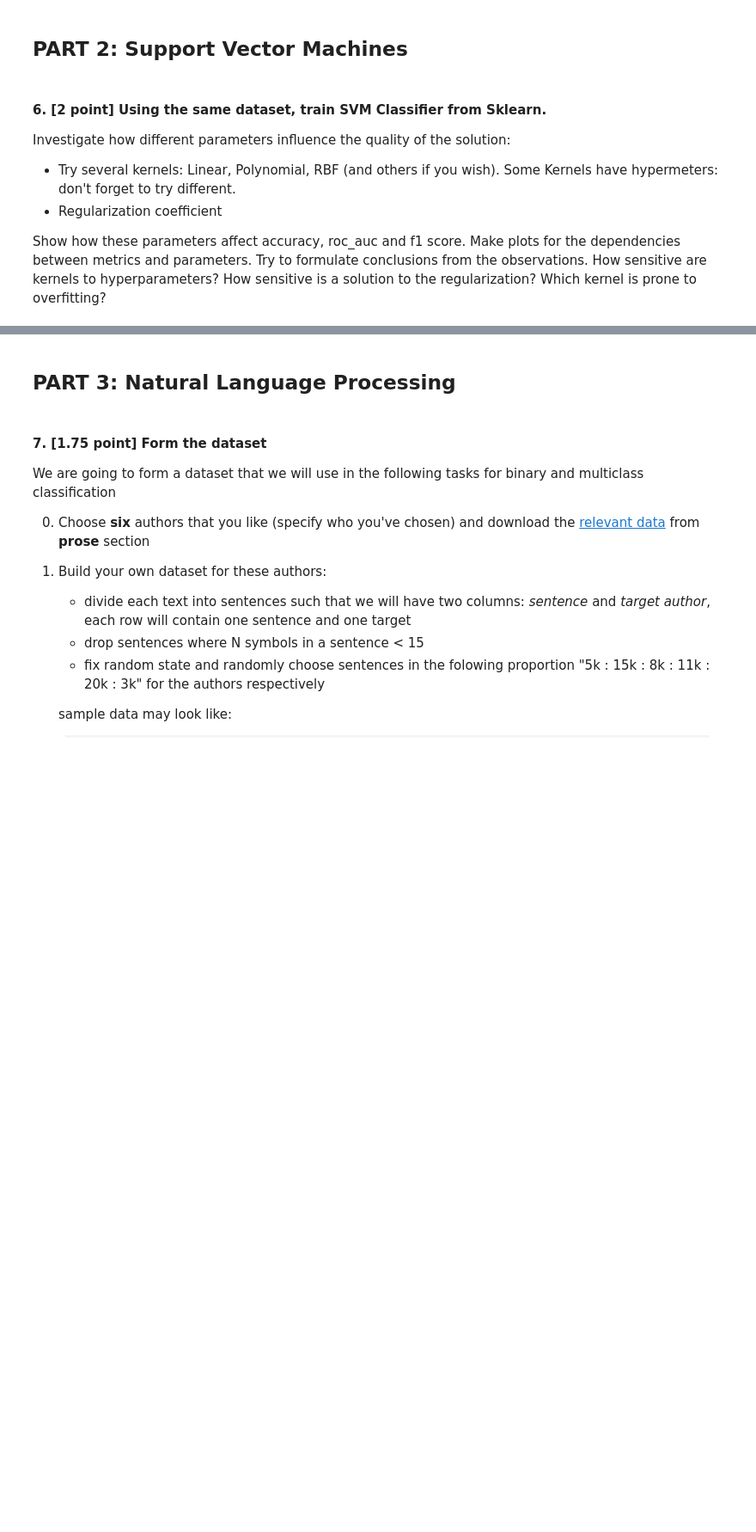
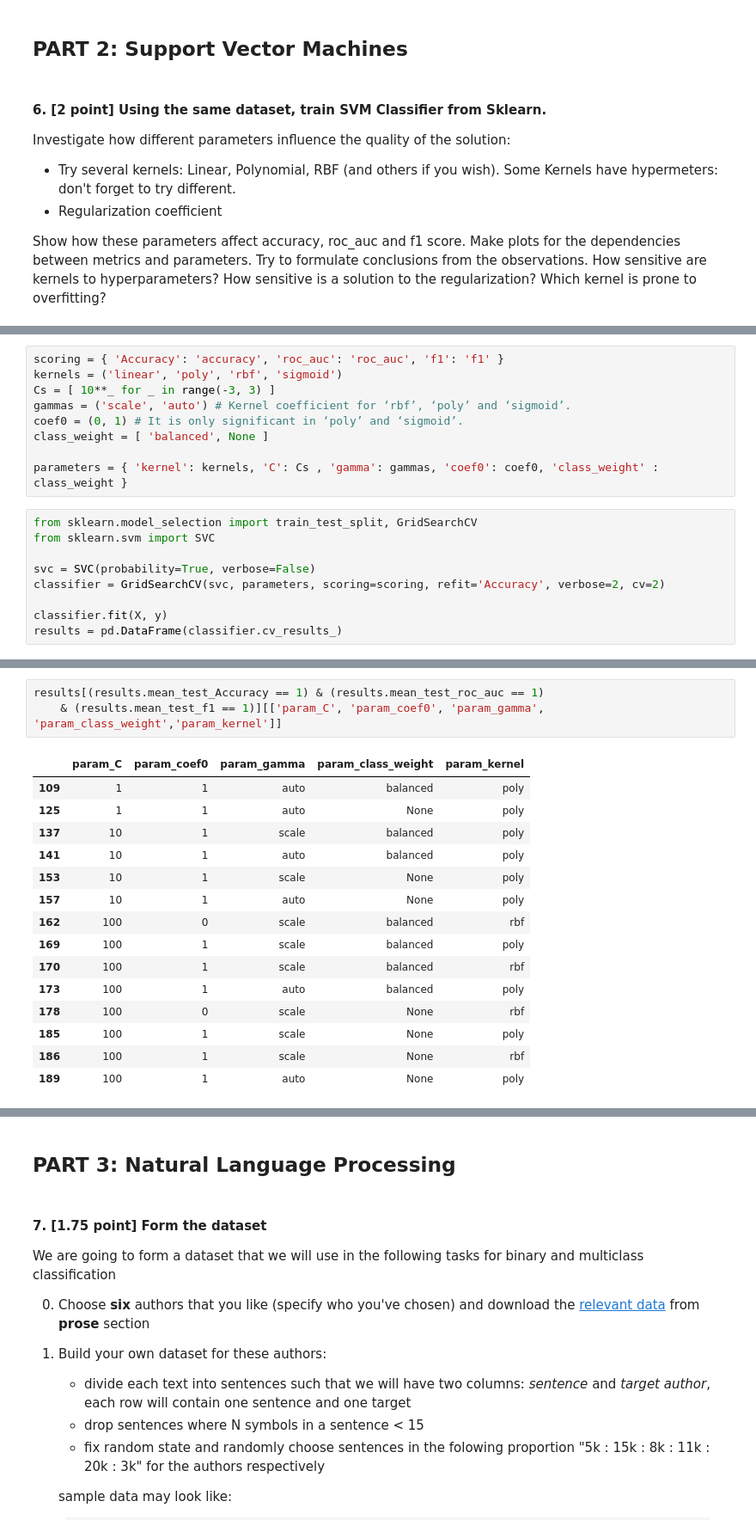
Before and after one commit to ProbablyDead/ml_hse_hw, a Jupyter notebook: hw3/HW3_v8.ipynb, the cells around one changed output, grey strips where cells are left out. Shown at 86% size. Cells and saved outputs as stored; diff of their text form; blank space fills up the shorter version.

```diff
--- a/hw3/HW3_v8.ipynb
+++ b/hw3/HW3_v8.ipynb
@@ -194,0 +195,18 @@ Try to formulate conclusions from the observations. How sensitive are kernels to
+# %%
+scoring = { 'Accuracy': 'accuracy', 'roc_auc': 'roc_auc', 'f1': 'f1' }
+kernels = ('linear', 'poly', 'rbf', 'sigmoid')
+Cs = [ 10**_ for _ in range(-3, 3) ]
+gammas = ('scale', 'auto') # Kernel coefficient for ‘rbf’, ‘poly’ and ‘sigmoid’.
+coef0 = (0, 1) # It is only significant in ‘poly’ and ‘sigmoid’.
+class_weight = [ 'balanced', None ]
+
+parameters = { 'kernel': kernels, 'C': Cs , 'gamma': gammas, 'coef0': coef0, 'class_weight' : class_weight }
+# %%
+from sklearn.model_selection import train_test_split, GridSearchCV
+from sklearn.svm import SVC
+
+svс = SVC(probability=True, verbose=False)
+classifier = GridSearchCV(svс, parameters, scoring=scoring, refit='Accuracy', verbose=2, cv=2)
+
+classifier.fit(X, y)
+results = pd.DataFrame(classifier.cv_results_)
@@ -194,0 +231,19 @@ Try to formulate conclusions from the observations. How sensitive are kernels to
+# %%
+results[(results.mean_test_Accuracy == 1) & (results.mean_test_roc_auc == 1)
+    & (results.mean_test_f1 == 1)][['param_C', 'param_coef0', 'param_gamma', 'param_class_weight','param_kernel']]
+# %% [output]
+|  | param_C | param_coef0 | param_gamma | param_class_weight | param_kernel |
+| 109 | 1 | 1 | auto | balanced | poly |
+| 125 | 1 | 1 | auto | None | poly |
+| 137 | 10 | 1 | scale | balanced | poly |
+| 141 | 10 | 1 | auto | balanced | poly |
+| 153 | 10 | 1 | scale | None | poly |
+| 157 | 10 | 1 | auto | None | poly |
+| 162 | 100 | 0 | scale | balanced | rbf |
+| 169 | 100 | 1 | scale | balanced | poly |
+| 170 | 100 | 1 | scale | balanced | rbf |
+| 173 | 100 | 1 | auto | balanced | poly |
+| 178 | 100 | 0 | scale | None | rbf |
+| 185 | 100 | 1 | scale | None | poly |
+| 186 | 100 | 1 | scale | None | rbf |
+| 189 | 100 | 1 | auto | None | poly |
```
Also changed, not shown: parts of 34 cells of this notebook.
